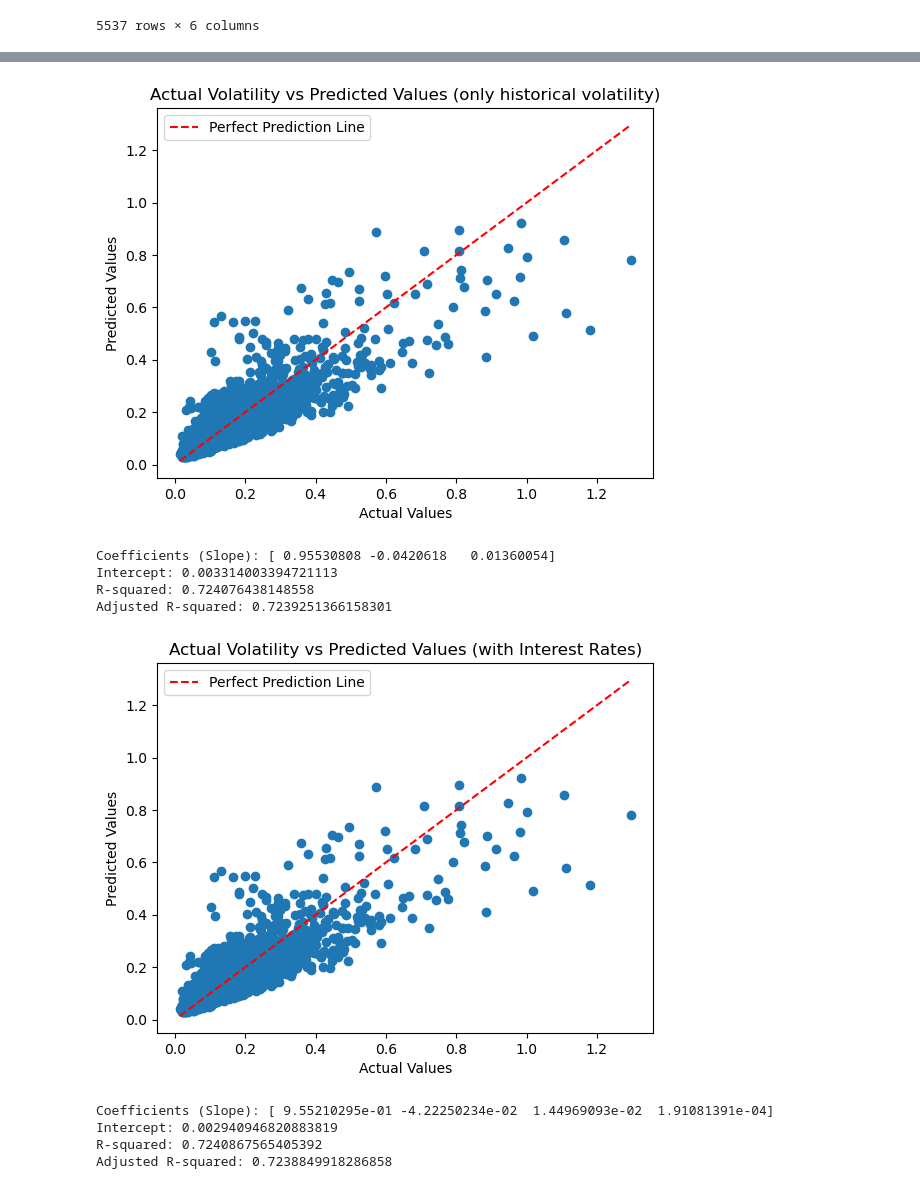
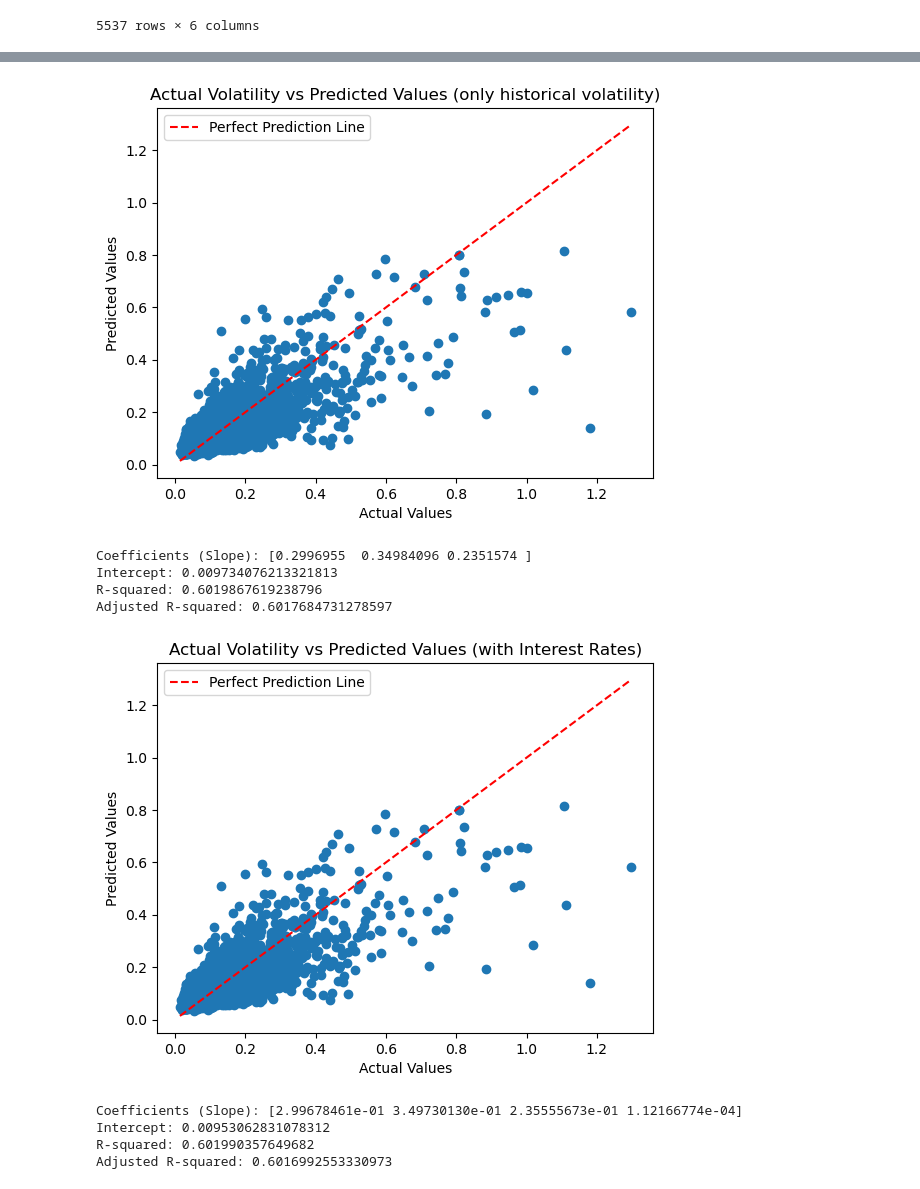
Before and after one commit to zspero/Least-Squares-Approx-Math-104A, a Jupyter notebook: Scattini - Regression Model with Interest Rates.ipynb, the cells around one changed output, grey strips where cells are left out. Drawn from its saved outputs; the diff is of its cells as text; code cells hidden in the pictures.

```diff
--- a/Scattini - Regression Model with Interest Rates.ipynb
+++ b/Scattini - Regression Model with Interest Rates.ipynb
@@ -70,23 +81,0 @@ quartely_vol = rolling_volatility(SPX_Prices, 63)
-# %%
-# Here we remove the NaN values from the volatility metrics
-weekly_vol_nan = (weekly_vol[~np.isnan(weekly_vol)])
-monthly_vol_nan = (monthly_vol[~np.isnan(monthly_vol)])
-quartely_vol_nan = (quartely_vol[~np.isnan(quartely_vol)])
-# We go as far back as the minimum of the amount of valid data points
-far_back = min(len(weekly_vol_nan) , len(monthly_vol_nan) , len(quartely_vol_nan))
-# Adjust the data to be the same size
-weekly_vol_nan = weekly_vol_nan[-far_back:]
-monthly_vol_nan = monthly_vol_nan[-far_back:]
-quartely_vol_nan = quartely_vol_nan[-far_back:]
-daily_vol_nan = daily_vol[-far_back:]
-# %%
-volatilities = pd.DataFrame(
-    data = {"daily_vol" : daily_vol_nan,
-            "weekly_vol" : weekly_vol_nan,
-            "monthly_vol" : monthly_vol_nan,
-            "quartely_vol" : quartely_vol_nan
-           },
-    index = (SPX_Prices.index))
-
-volatilities = volatilities.dropna()
-volatilities
@@ -109,10 +83,10 @@ volatilities
 ### This is our regression model with only historical volatility as our independent variables ###
 
 # Data with three independent variables (X1, X2, X3) and one dependent variable (Y)
-All_Vols = {'X1': weekly_vol_nan,
-        'X2': monthly_vol_nan,
-        'X3': quartely_vol_nan,
-        'Y': daily_vol_nan}
+All_Vols = {'X1': volatilities['daily_vol'],
+        'X2': volatilities['weekly_vol'],
+        'X3': volatilities['monthly_vol'],
+        'Y': volatilities['next_day']}
 
 df = pd.DataFrame(All_Vols)
 
@@ -148,11 +122,11 @@ print('Intercept:', all_preds.intercept_)
 print('R-squared:' , r_squared)
 print('Adjusted R-squared:' , adj_r_squared)
 # %% [output]
-[figure, old version]
+[figure, new version]
-Coefficients (Slope): [ 0.95530808 -0.0420618   0.01360054]
-Intercept: 0.003314003394721113
-R-squared: 0.724076438148558
-Adjusted R-squared: 0.7239251366158301
+Coefficients (Slope): [0.2996955  0.34984096 0.2351574 ]
+Intercept: 0.009734076213321813
+R-squared: 0.6019867619238796
+Adjusted R-squared: 0.6017684731278597
 # %%
 # Import the Interest Rates data from FRED
 Interest_Rates = pd.read_csv('/Users/anthonyscattini/Documents/UCSB/Junior Year/Winter 2024/Math 104A/Project/FEDFUNDS.csv')
@@ -166,11 +140,12 @@ Interest_Rates_series.index = df.index
 ### This is our regression model with historical volatility and Interest Rates as our independent variables ###
 
 # Data with four independent variables (X1, X2, X3, X4) and one dependent variable (Y)
-All_Vols = {'X1': weekly_vol_nan,
-        'X2': monthly_vol_nan,
-        'X3': quartely_vol_nan,
+
+All_Vols = {'X1': volatilities['daily_vol'],
+        'X2': volatilities['weekly_vol'],
+        'X3': volatilities['monthly_vol'],
         'X4': Interest_Rates_series,
-        'Y': daily_vol_nan}
+        'Y': volatilities['next_day']}
 
 df = pd.DataFrame(All_Vols)
 
@@ -179,35 +154,35 @@ X = df[['X1', 'X2', 'X3', 'X4']]
 y = df['Y']
 
 # Create and fit the multiple regression model
 all_preds = LinearRegression()
 all_preds.fit(X, y)
 
 # Predictions
 y_pred = all_preds.predict(X)
 
 # Plotting the actual vs predicted values
 plt.scatter(y, y_pred)
 plt.plot([min(y), max(y)], [min(y), max(y)], linestyle='--', color='red', label='Perfect Prediction Line')
 plt.xlabel('Actual Values')
 plt.ylabel('Predicted Values')
 plt.title('Actual Volatility vs Predicted Values (with Interest Rates)')
 plt.legend()
 plt.show()
 
 # Finding the values of R-squared and Adjusted R-squared
 r_squared = r2_score(y , y_pred)
 observations = len(y) # number of observations
 predictors = len(All_Vols) - 1 #number of predictors
 adj_r_squared = 1 - ((1-r_squared)*((observations-1)/(observations-predictors-1)))
 
 # Print the coefficients (slope) and intercept
 print('Coefficients (Slope):', all_preds.coef_)
 print('Intercept:', all_preds.intercept_)
 print('R-squared:' , r_squared)
 print('Adjusted R-squared:' , adj_r_squared)
 # %% [output]
-[figure, old version]
+[figure, new version]
-Coefficients (Slope): [ 9.55210295e-01 -4.22250234e-02  1.44969093e-02  1.91081391e-04]
-Intercept: 0.002940946820883819
-R-squared: 0.7240867565405392
-Adjusted R-squared: 0.7238849918286858
+Coefficients (Slope): [2.99678461e-01 3.49730130e-01 2.35555673e-01 1.12166774e-04]
+Intercept: 0.00953062831078312
+R-squared: 0.601990357649682
+Adjusted R-squared: 0.6016992553330973
```
Also changed, not shown: parts of 3 cells of this notebook.
